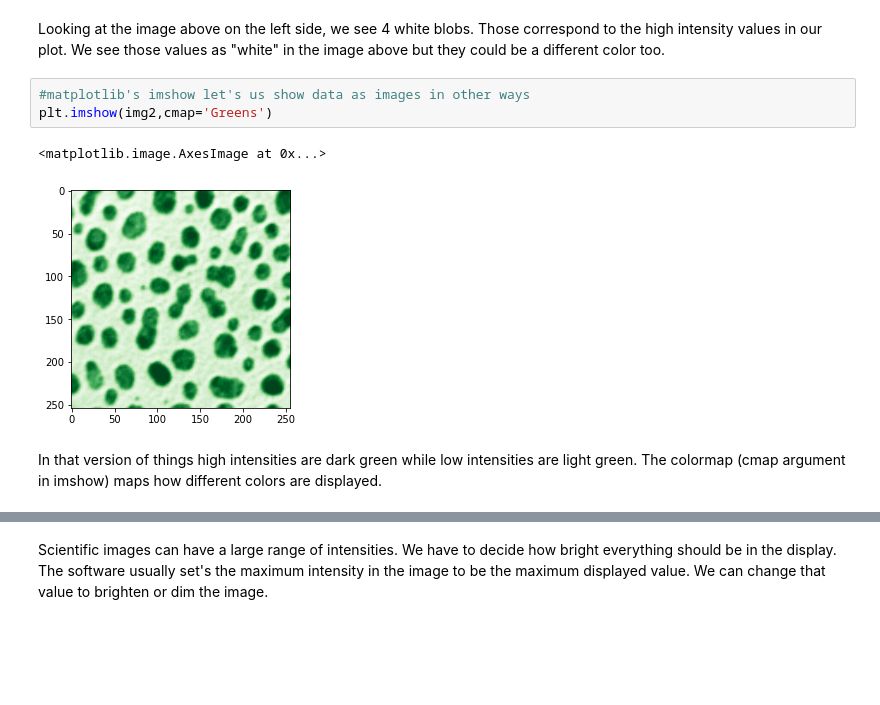
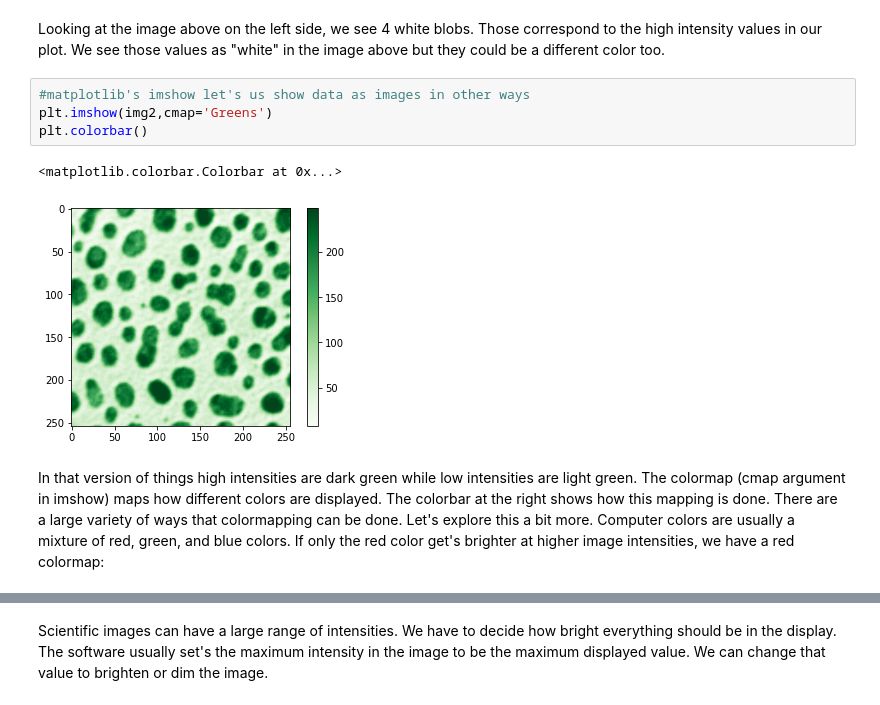
Before and after one commit to isobelfetter/image_processing_workshop, a Jupyter notebook: image_processing_basics.ipynb, the cells around one changed output, grey strips where cells are left out. Drawn from its saved outputs; the diff is of its cells as text; blank space fills up the shorter version.

```diff
--- a/image_processing_basics.ipynb
+++ b/image_processing_basics.ipynb
@@ -93,8 +95,9 @@ Looking at the image above on the left side, we see 4 white blobs.  Those corres
 # %%
 #matplotlib's imshow let's us show data as images in other ways
 plt.imshow(img2,cmap='Greens')
+plt.colorbar()
 # %% [output]
-<matplotlib.image.AxesImage at 0x...>
+<matplotlib.colorbar.Colorbar at 0x...>
-[figure, old version]
+[figure, new version]
 # %% [markdown]
-In that version of things high intensities are dark green while low intensities are light green.  The colormap (cmap argument in imshow) maps how different colors are displayed.
+In that version of things high intensities are dark green while low intensities are light green.  The colormap (cmap argument in imshow) maps how different colors are displayed.  The colorbar at the right shows how this mapping is done.  There are a large variety of ways that colormapping can be done.  Let's explore this a bit more.  Computer colors are usually a mixture of red, green, and blue colors.  If only the red color get's brighter at higher image intensities, we have a red colormap:
```
Also changed, not shown: parts of 7 cells of this notebook, 3 other files.
